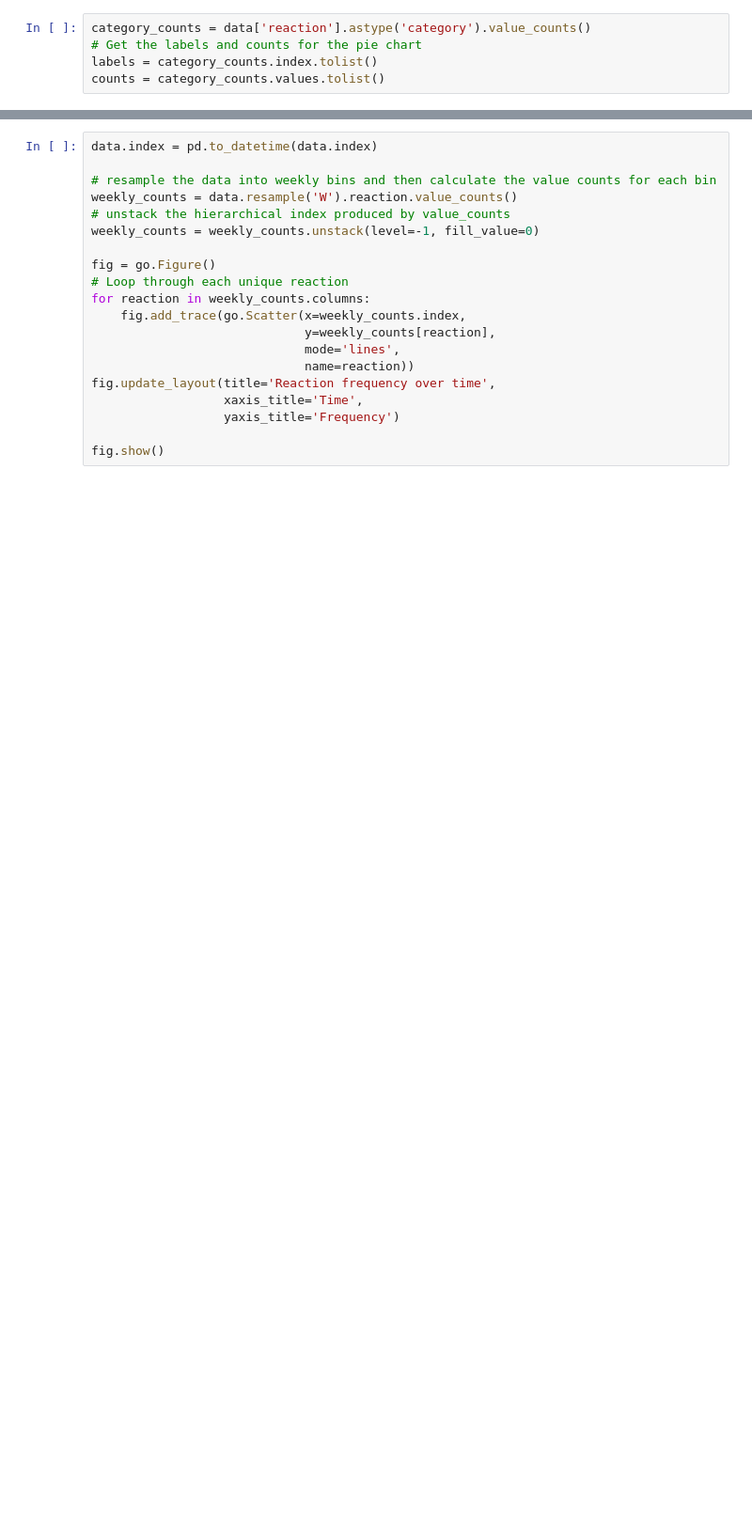
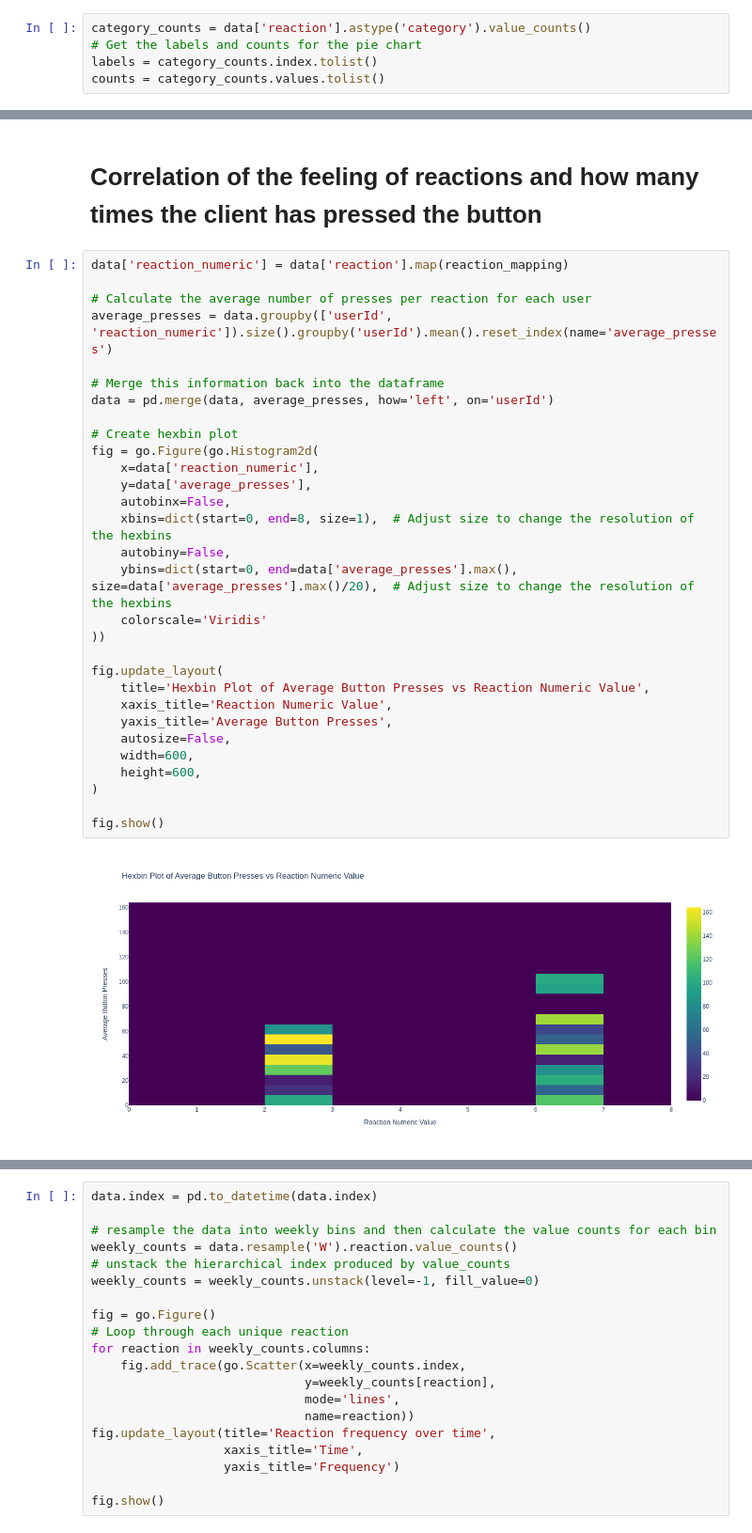
Before and after one commit to mossishahi/chorus_analytics, a Jupyter notebook: notebooks/eda_on_chorus.ipynb, the cells around one changed output, grey strips where cells are left out. Shown at 94% size. Cells and saved outputs as stored; diff of their text form; blank space fills up the shorter version.

```diff
--- a/notebooks/eda_on_chorus.ipynb
+++ b/notebooks/eda_on_chorus.ipynb
@@ -35,0 +95,34 @@ fig.write_image("pie_chart.png")
+# %% [markdown]
+# Correlation of the feeling of reactions and how many times the client has pressed the button
+# %%
+data['reaction_numeric'] = data['reaction'].map(reaction_mapping)
+
+# Calculate the average number of presses per reaction for each user
+average_presses = data.groupby(['userId', 'reaction_numeric']).size().groupby('userId').mean().reset_index(name='average_presses')
+
+# Merge this information back into the dataframe
+data = pd.merge(data, average_presses, how='left', on='userId')
+
+# Create hexbin plot
+fig = go.Figure(go.Histogram2d(
+    x=data['reaction_numeric'],
+    y=data['average_presses'],
+    autobinx=False,
+    xbins=dict(start=0, end=8, size=1),  # Adjust size to change the resolution of the hexbins
+    autobiny=False,
+    ybins=dict(start=0, end=data['average_presses'].max(), size=data['average_presses'].max()/20),  # Adjust size to change the resolution of the hexbins
+    colorscale='Viridis'
+))
+
+fig.update_layout(
+    title='Hexbin Plot of Average Button Presses vs Reaction Numeric Value',
+    xaxis_title='Reaction Numeric Value',
+    yaxis_title='Average Button Presses',
+    autosize=False,
+    width=600,
+    height=600,
+)
+
+fig.show()
+# %% [output]
+[figure, added]
```
Also changed, not shown: parts of 22 cells of this notebook, 2 other files.
